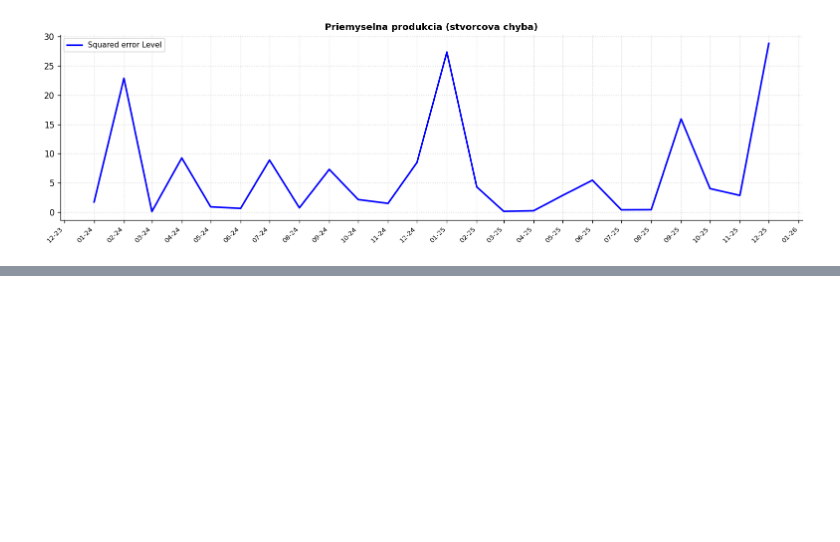
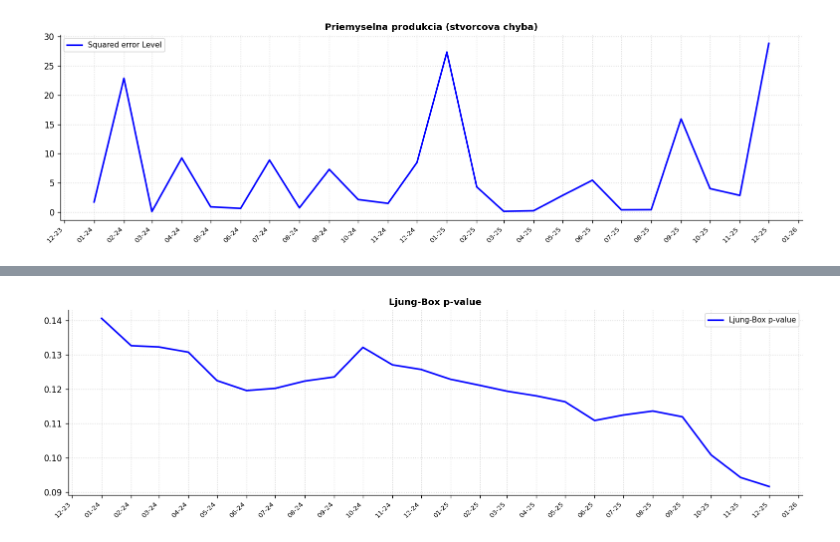
Before and after one commit to Adam24-7/Diplomovka_repo, a Jupyter notebook: models/ARIMAX.ipynb, the cells around one changed output, grey strips where cells are left out. Cells and saved outputs as stored; diff of their text form; code cells hidden in the pictures; blank space fills up the shorter version.

```diff
--- a/models/ARIMAX.ipynb
+++ b/models/ARIMAX.ipynb
@@ -362,0 +366,16 @@ _ = forecast_plot(X_axis,Y_axis,titles, labels, colors, linestyles, linewidths,
+# %%
+Y_axis = [metrics["ljung_box_pvalue"]]
+X_axis = [metrics.index] * len(Y_axis)
+labels = ["Ljung-Box p-value"] * len(Y_axis)
+titles = ["Ljung-Box p-value"]
+colors = ["#0000FF"] * len(Y_axis)
+linestyles = ["-"] * len(Y_axis)
+linewidths = [] * len(Y_axis)
+alphas = [1] * len(Y_axis)
+fig_size = [13,4]
+num_rows = 1
+num_cols = 1
+
+_ = forecast_plot(X_axis,Y_axis,titles, labels, colors, linestyles, linewidths, alphas,fig_size, num_rows, num_cols)
+# %% [output]
+[figure, added]
```
Also changed, not shown: parts of 11 cells of this notebook, 3 other files.
